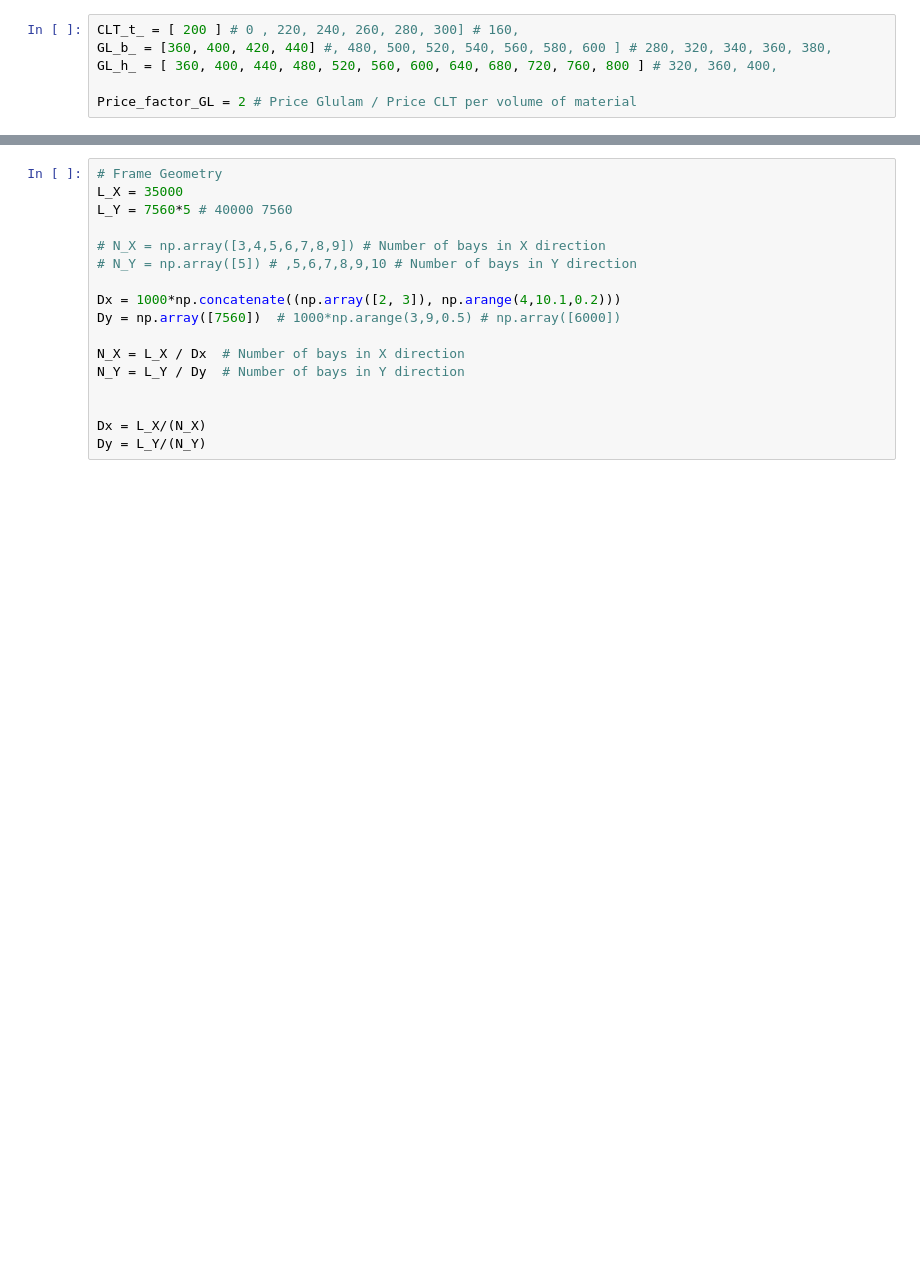
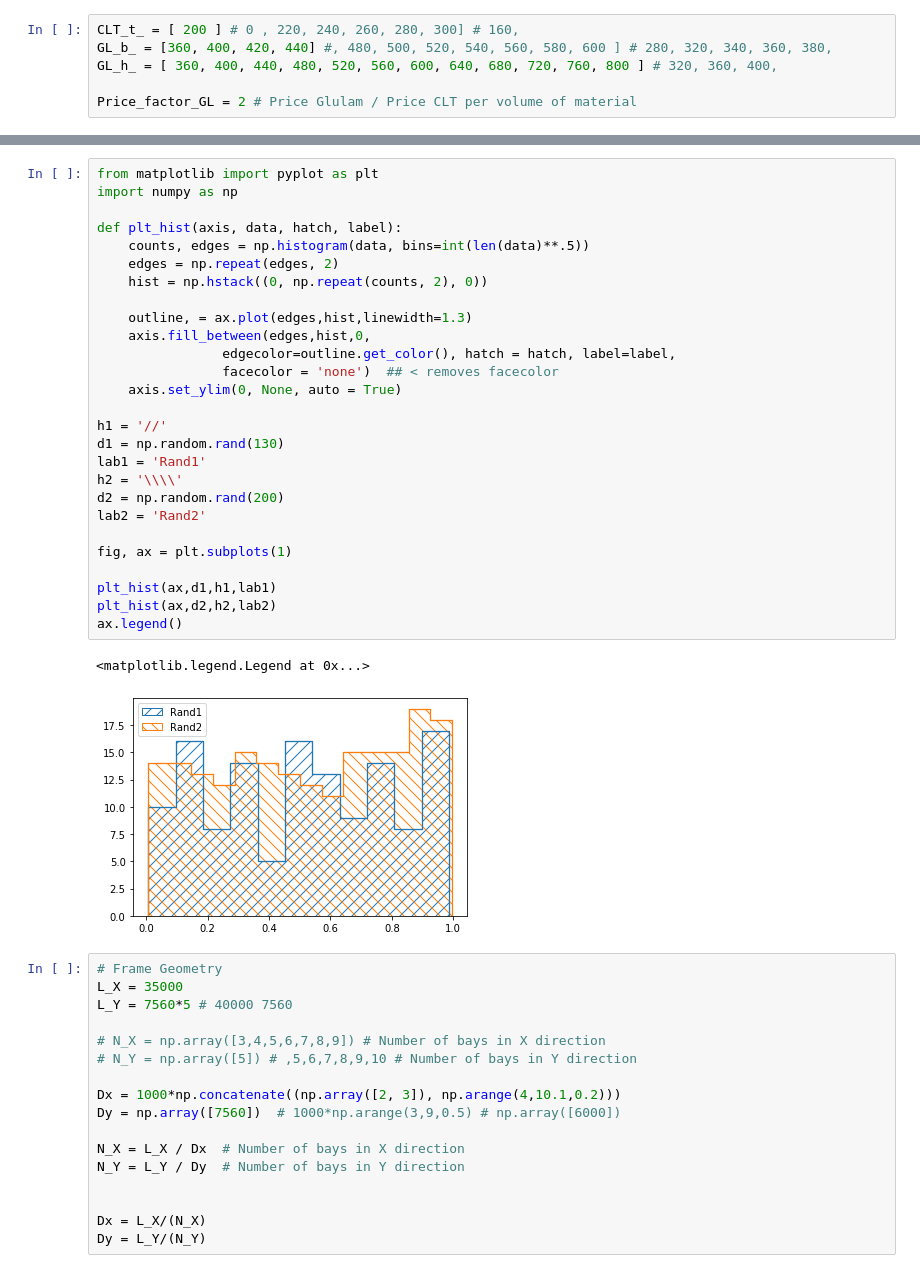
Before and after one commit to MarcoDona-CLTs/my-first-binder, a Jupyter notebook: timberDowelConnDesign.ipynb, the cells around one changed output, grey strips where cells are left out. Saved outputs shown, nothing was run; the diff lists cells and outputs as text; blank space fills up the shorter version.

```diff
--- a/timberDowelConnDesign.ipynb
+++ b/timberDowelConnDesign.ipynb
@@ -104,3 +121,33 @@ plt.show()
+# %%
+from matplotlib import pyplot as plt
+import numpy as np
+
+def plt_hist(axis, data, hatch, label):
+    counts, edges = np.histogram(data, bins=int(len(data)**.5))
+    edges = np.repeat(edges, 2)
+    hist = np.hstack((0, np.repeat(counts, 2), 0))
+
+    outline, = ax.plot(edges,hist,linewidth=1.3)
+    axis.fill_between(edges,hist,0,
+                edgecolor=outline.get_color(), hatch = hatch, label=label,
+                facecolor = 'none')  ## < removes facecolor
+    axis.set_ylim(0, None, auto = True)
+
+h1 = '//'
+d1 = np.random.rand(130)
+lab1 = 'Rand1'
+h2 = '\\\\'
+d2 = np.random.rand(200)
+lab2 = 'Rand2'
+
+fig, ax = plt.subplots(1)
+
+plt_hist(ax,d1,h1,lab1)
+plt_hist(ax,d2,h2,lab2)
+ax.legend()
+# %% [output]
+<matplotlib.legend.Legend at 0x...>
+[figure, added]
 # %%
 # Frame Geometry
 L_X = 35000
```
Also changed, not shown: parts of 2 cells of this notebook.
